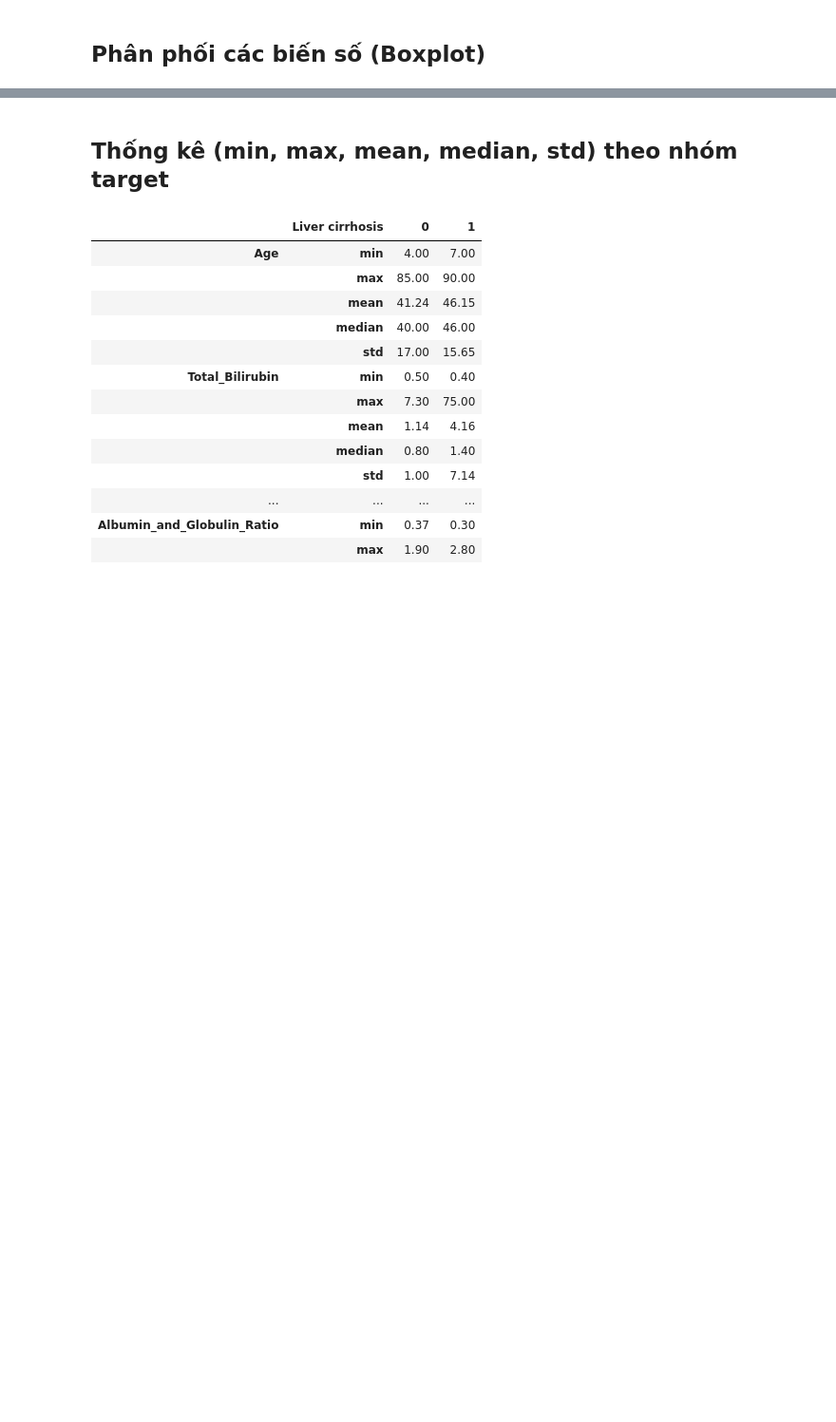
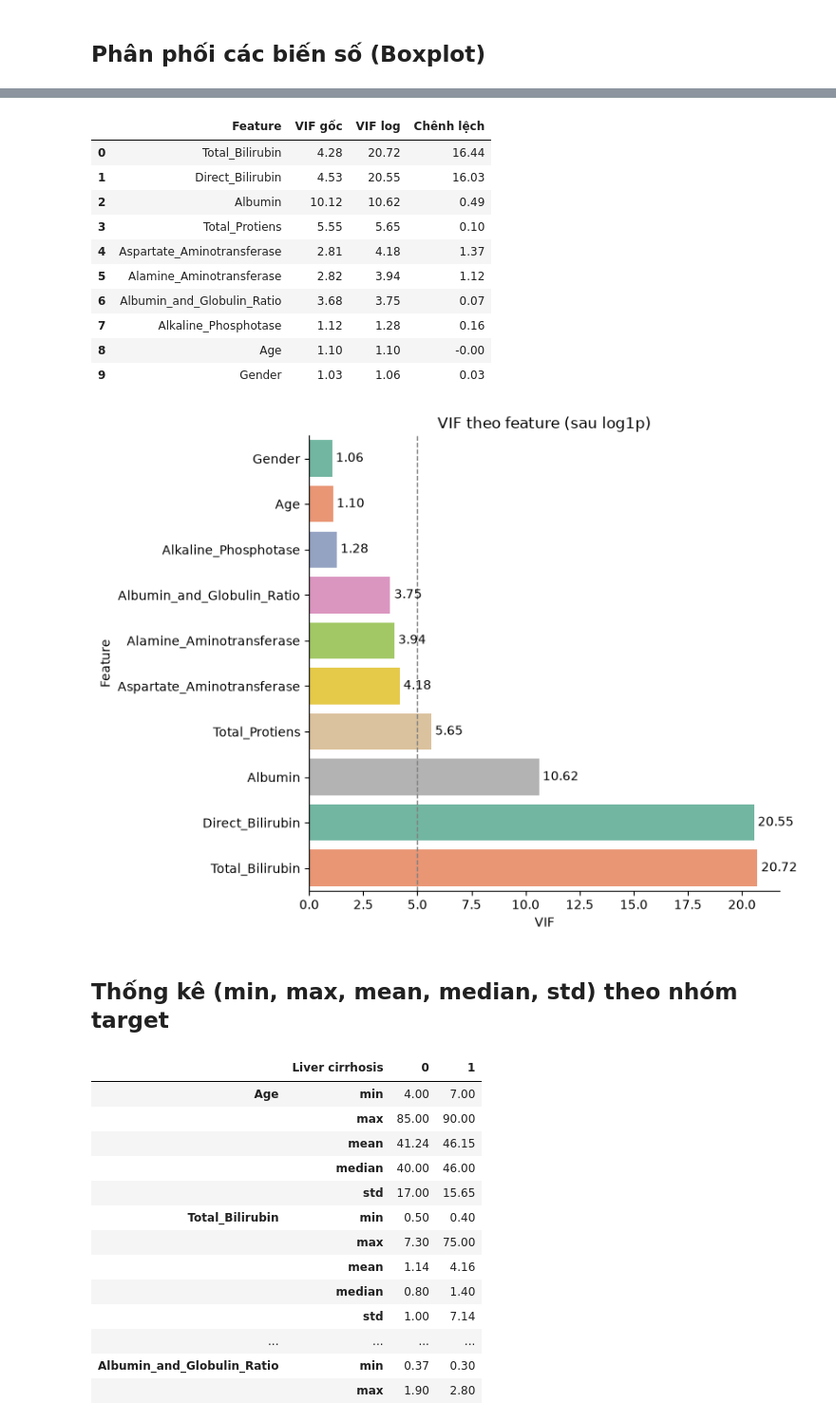
Before and after one commit to thiennguyen37-qn/Bootstrap-and-KFold-validation-with-R, a Jupyter notebook: a.ipynb, the cells around one changed output, grey strips where cells are left out. Shown at 95% size. Drawn from its saved outputs; the diff is of its cells as text; code cells hidden in the pictures; blank space fills up the shorter version.

```diff
--- a/a.ipynb
+++ b/a.ipynb
@@ -301,3 +293,53 @@ Feature lệch phải nặng (skew > 1): ['Aspartate_Aminotransferase', 'Alamine
+# %%
+# VIF tính lại trên thang log: đây mới là ma trận thiết kế mà LogReg thực sự dùng.
+# (Pearson/VIF không bất biến với log - khác Mann-Whitney - nên con số sẽ lệch so với bảng VIF phía trên.)
+X_vif_log = df.drop(columns=['Liver cirrhosis']).copy()
+X_vif_log['Gender'] = X_vif_log['Gender'].map({'Male': 1, 'Female': 0})
+X_vif_log['Albumin_and_Globulin_Ratio'] = X_vif_log['Albumin_and_Globulin_Ratio'].fillna(
+    X_vif_log['Albumin_and_Globulin_Ratio'].median()
+)
+X_vif_log.insert(0, 'const', 1.0)
+
+vif_log_df = pd.DataFrame({
+    'Feature': X_vif_log.columns,
+    'VIF': [variance_inflation_factor(X_vif_log.values, i) for i in range(X_vif_log.shape[1])]
+})
+vif_log_df = vif_log_df[vif_log_df['Feature'] != 'const'].reset_index(drop=True)
+
+# So sánh cạnh nhau: thang gốc vs thang log
+vif_compare = (
+    vif_df.merge(vif_log_df, on='Feature', suffixes=(' gốc', ' log'))
+    .sort_values('VIF log', ascending=False)
+    .reset_index(drop=True)
+)
+vif_compare['Chênh lệch'] = vif_compare['VIF log'] - vif_compare['VIF gốc']
+display(vif_compare.round(2))
+
+plt.figure(figsize=(8, 6))
+ax = sns.barplot(data=vif_log_df.sort_values('VIF'), y='Feature', x='VIF',
+                 hue='Feature', palette='Set2', legend=False)
+ax.axvline(5, color='gray', linestyle='--', linewidth=1)
+ax.set_title('VIF theo feature (sau log1p)')
+
+for container in ax.containers:
+    ax.bar_label(container, fmt='%.2f', padding=3)
+
+sns.despine()
+plt.tight_layout()
+plt.show()
+# %% [output]
+|  | Feature | VIF gốc | VIF log | Chênh lệch |
+| 0 | Total_Bilirubin | 4.28 | 20.72 | 16.44 |
+| 1 | Direct_Bilirubin | 4.53 | 20.55 | 16.03 |
+| 2 | Albumin | 10.12 | 10.62 | 0.49 |
+| 3 | Total_Protiens | 5.55 | 5.65 | 0.10 |
+| 4 | Aspartate_Aminotransferase | 2.81 | 4.18 | 1.37 |
+| 5 | Alamine_Aminotransferase | 2.82 | 3.94 | 1.12 |
+| 6 | Albumin_and_Globulin_Ratio | 3.68 | 3.75 | 0.07 |
+| 7 | Alkaline_Phosphotase | 1.12 | 1.28 | 0.16 |
+| 8 | Age | 1.10 | 1.10 | -0.00 |
+| 9 | Gender | 1.03 | 1.06 | 0.03 |
+[figure, added]
 # %% [markdown]
 ## Thống kê (min, max, mean, median, std) theo nhóm target
 # %%
```
Also changed, not shown: parts of 23 cells of this notebook.
